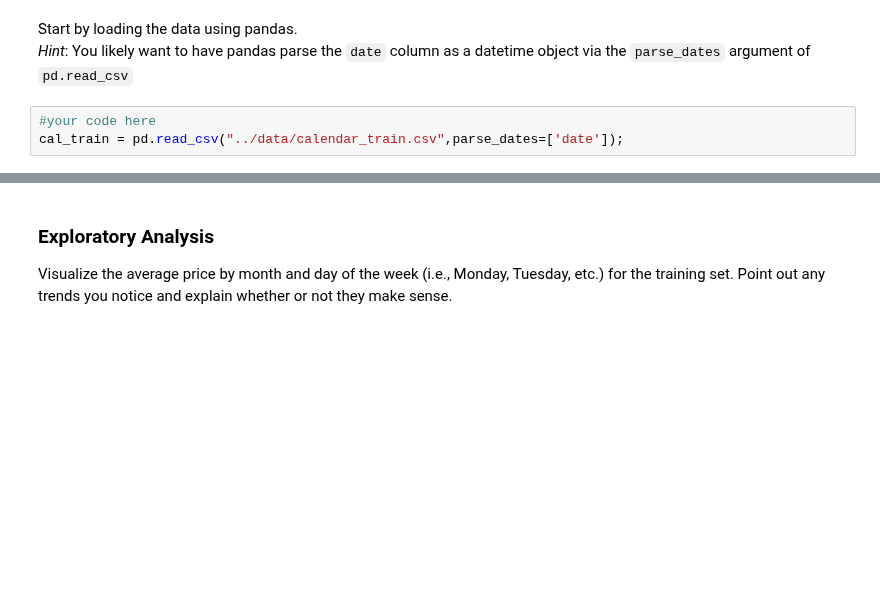
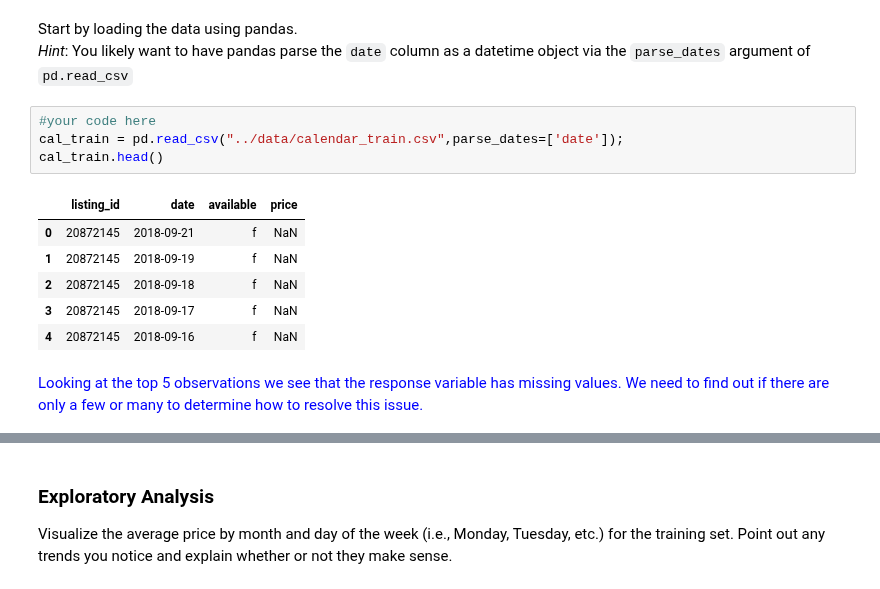
Before and after one commit to medeirosf/2020-CS109B, a Jupyter notebook: content/homeworks/hw01/notebook/cs109b_hw1_edited.ipynb, the cells around one changed output, grey strips where cells are left out. Saved outputs shown, nothing was run; the diff lists cells and outputs as text; blank space fills up the shorter version.

```diff
--- a/content/homeworks/hw01/notebook/cs109b_hw1_edited.ipynb
+++ b/content/homeworks/hw01/notebook/cs109b_hw1_edited.ipynb
@@ -54,3 +54,15 @@ Start by loading the data using pandas.
 # %%
 #your code here
 cal_train = pd.read_csv("../data/calendar_train.csv",parse_dates=['date']);
+cal_train.head()
+# %% [output]
+|  | listing_id | date | available | price |
+| 0 | 20872145 | 2018-09-21 | f | NaN |
+| 1 | 20872145 | 2018-09-19 | f | NaN |
+| 2 | 20872145 | 2018-09-18 | f | NaN |
+| 3 | 20872145 | 2018-09-17 | f | NaN |
+| 4 | 20872145 | 2018-09-16 | f | NaN |
+# %% [markdown]
+<font color='blue'>
+Looking at the top 5 observations we see that the response variable has missing values. We need to find out if there are only a few or many to determine how to resolve this issue.
+</font>
```
Also changed, not shown: parts of 16 cells of this notebook.
